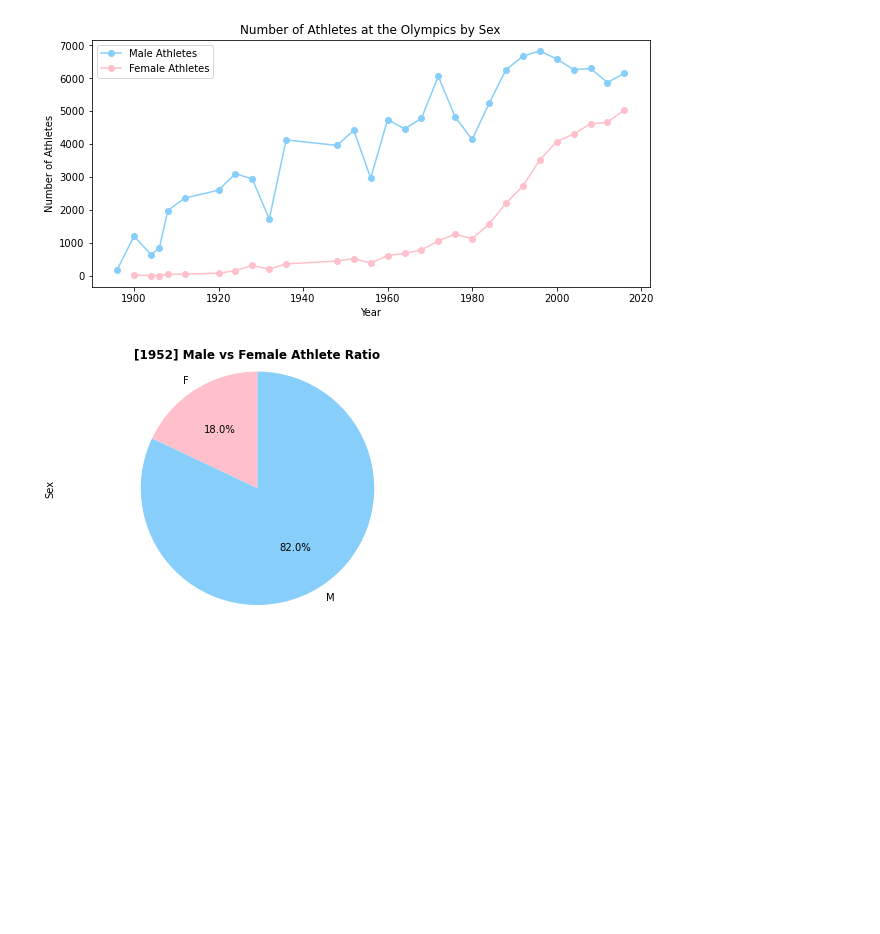
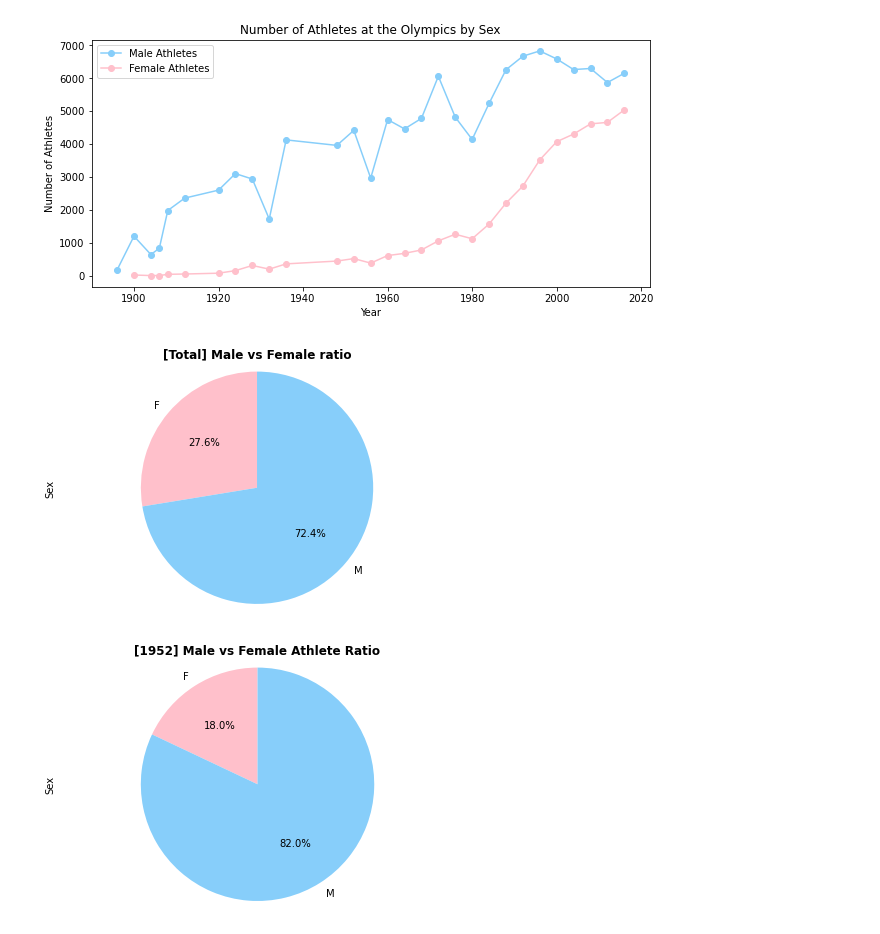
Before and after one commit to sissa81/project1, a Jupyter notebook: olympics.ipynb, the cells around one changed output. Saved outputs shown, nothing was run; the diff lists cells and outputs as text; code cells hidden in the pictures; blank space fills up the shorter version.

```diff
--- a/olympics.ipynb
+++ b/olympics.ipynb
@@ -145,16 +207,18 @@ plt.show()
 # %% [output]
 [figure]
 # %%
-# # Generate a pie plot showing the population of female versus male
-# sex = data.groupby("Sex")["Sex"].count()
-# colors = ["pink", "lightskyblue"]
-# sex_data = sex.plot(kind="pie", colors=colors, autopct='%1.1f%%', startangle=90)
-# plt.axis("equal")
-# sex_data.set_title(label= "[Total] Male vs Female ratio", fontweight = "bold")
-# plt.tight_layout()
-# sex_data.figure.savefig("Images/male_vs_female_total.png")
-# plt.show()
-# plt.close()
+# Generate a pie plot showing the population of female versus male
+sex = data.groupby("Sex")["Sex"].count()
+colors = ["pink", "lightskyblue"]
+sex_data = sex.plot(kind="pie", colors=colors, autopct='%1.1f%%', startangle=90)
+plt.axis("equal")
+sex_data.set_title(label= "[Total] Male vs Female ratio", fontweight = "bold")
+plt.tight_layout()
+sex_data.figure.savefig("Images/male_vs_female_total.png")
+plt.show()
+plt.close()
+# %% [output]
+[figure, added]
 # %%
 # Generate a pie plot showing male vs female population in early days (1952)
 old_data = data.loc[data["Year"]==1952]
```
Also changed, not shown: parts of 11 cells of this notebook, 1 other file.
